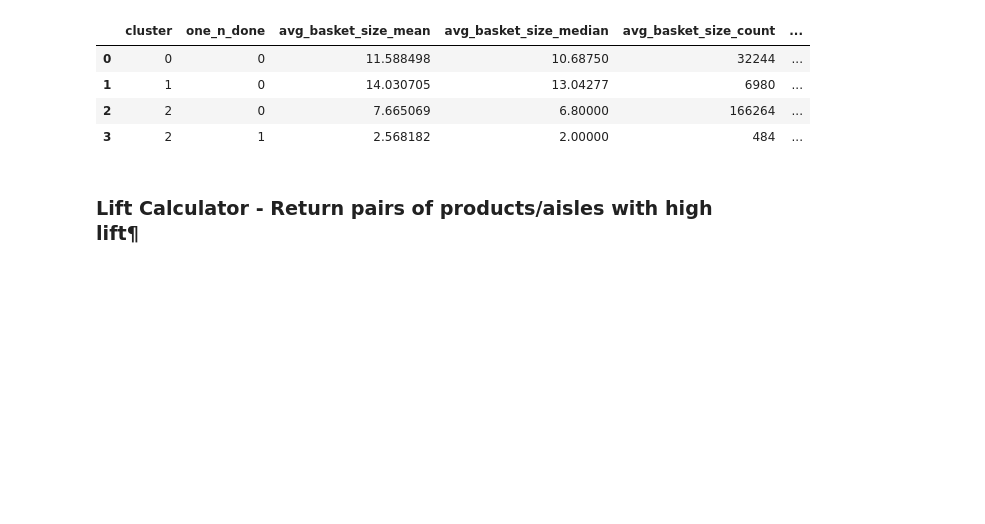
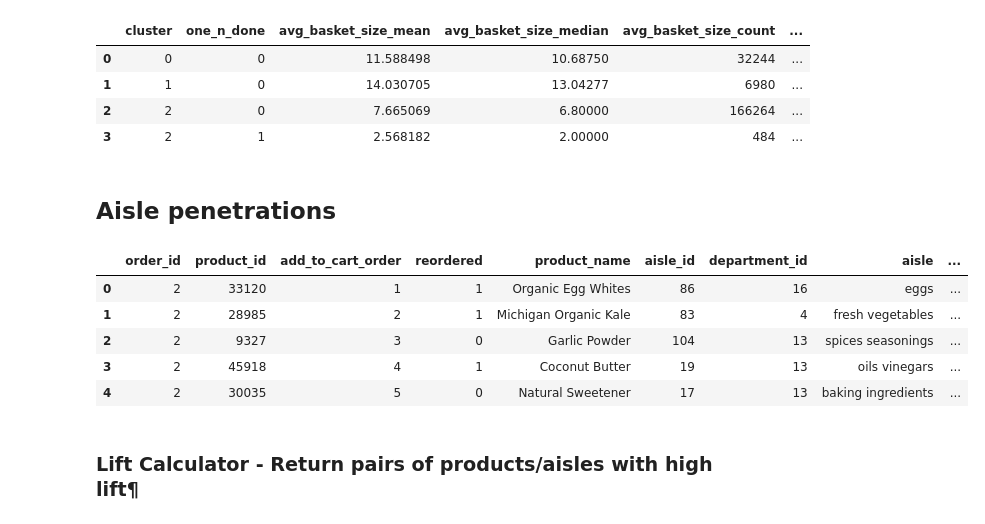
Before and after one commit to datensolutions/customer_segmentation, a Jupyter notebook: instacart segmentation/instacart.ipynb, the cells around one changed output. Drawn from its saved outputs; the diff is of its cells as text; code cells hidden in the pictures; blank space fills up the shorter version.

```diff
--- a/instacart segmentation/instacart.ipynb
+++ b/instacart segmentation/instacart.ipynb
@@ -529,6 +523,18 @@ cluster_info_one_n_done.head()
 | 1 | 1 | 0 | 14.030705 | 13.04277 | 6980 | ... |
 | 2 | 2 | 0 | 7.665069 | 6.80000 | 166264 | ... |
 | 3 | 2 | 1 | 2.568182 | 2.00000 | 484 | ... |
+# %% [markdown]
+## Aisle penetrations
+# %%
+order_products_prior_df = order_products_prior_df.merge(user_info[['user_id','cluster']], on = 'user_id', how = 'inner')
+order_products_prior_df.head()
+# %% [output]
+|  | order_id | product_id | add_to_cart_order | reordered | product_name | aisle_id | department_id | aisle | ... |
+| 0 | 2 | 33120 | 1 | 1 | Organic Egg Whites | 86 | 16 | eggs | ... |
+| 1 | 2 | 28985 | 2 | 1 | Michigan Organic Kale | 83 | 4 | fresh vegetables | ... |
+| 2 | 2 | 9327 | 3 | 0 | Garlic Powder | 104 | 13 | spices seasonings | ... |
+| 3 | 2 | 45918 | 4 | 1 | Coconut Butter | 19 | 13 | oils vinegars | ... |
+| 4 | 2 | 30035 | 5 | 0 | Natural Sweetener | 17 | 13 | baking ingredients | ... |
 # %% [markdown]
 ### Lift Calculator - Return pairs of products/aisles with high lift¶
 # %%
```
Also changed, not shown: parts of 12 cells of this notebook, 2 other files.
